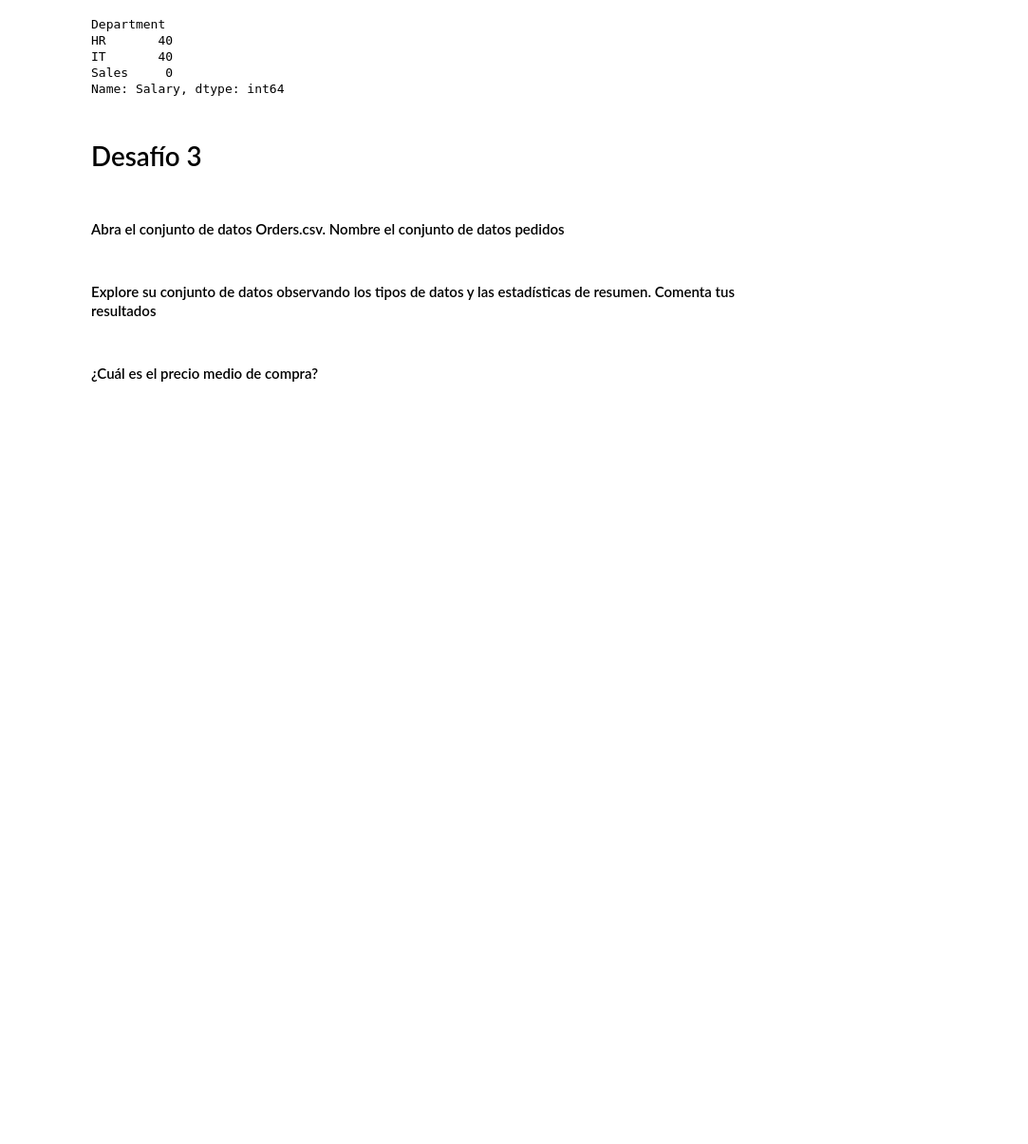
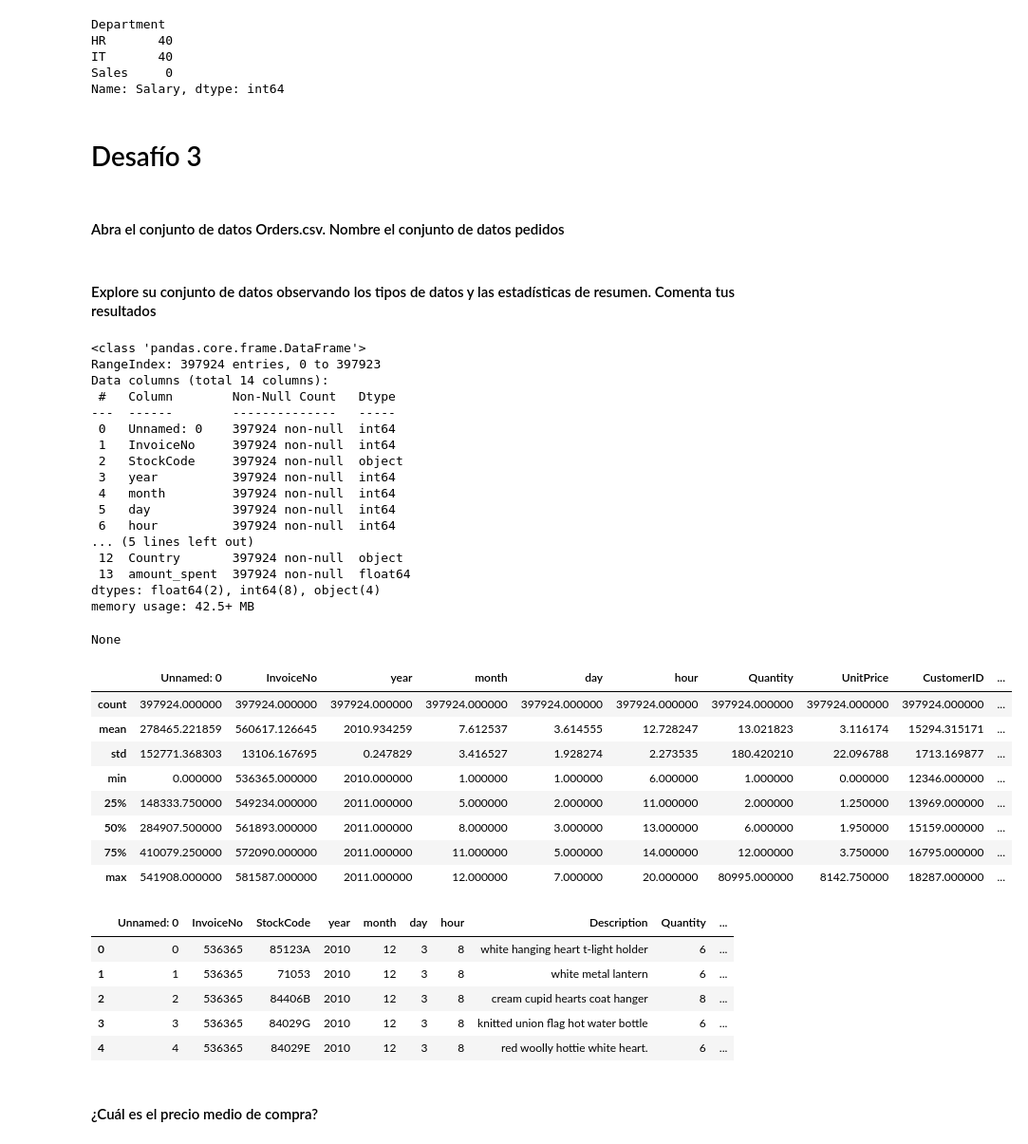
Before and after one commit to Rogetaysa/RepoIronhack, a Jupyter notebook: Entregas/39 - Estadística/your-code/main.ipynb, the cells around one changed output. Shown at 95% size. Drawn from its saved outputs; the diff is of its cells as text; code cells hidden in the pictures; blank space fills up the shorter version.

```diff
--- a/Entregas/39 - Estadística/your-code/main.ipynb
+++ b/Entregas/39 - Estadística/your-code/main.ipynb
@@ -432,3 +434,45 @@ Name: Salary, dtype: int64
+# %%
+# your answer here
+display(pedidos.info())
+display(pedidos.describe())
+#display(pedidos.columns.tolist())
+# todo tipo de types, objetos son fechas de invoice, paises...
+# hay int y floats para fecha
+display(pedidos.head())
+# %% [output]
+<class 'pandas.core.frame.DataFrame'>
+RangeIndex: 397924 entries, 0 to 397923
+Data columns (total 14 columns):
+ #   Column        Non-Null Count   Dtype
+---  ------        --------------   -----
+ 0   Unnamed: 0    397924 non-null  int64
+ 1   InvoiceNo     397924 non-null  int64
+ 2   StockCode     397924 non-null  object
+ 3   year          397924 non-null  int64
+ 4   month         397924 non-null  int64
+ 5   day           397924 non-null  int64
+ 6   hour          397924 non-null  int64
+... (5 lines left out)
+ 12  Country       397924 non-null  object
+ 13  amount_spent  397924 non-null  float64
+dtypes: float64(2), int64(8), object(4)
+memory usage: 42.5+ MB
+None
+|  | Unnamed: 0 | InvoiceNo | year | month | day | hour | Quantity | UnitPrice | CustomerID | ... |
+| count | 397924.000000 | 397924.000000 | 397924.000000 | 397924.000000 | 397924.000000 | 397924.000000 | 397924.000000 | 397924.000000 | 397924.000000 | ... |
+| mean | 278465.221859 | 560617.126645 | 2010.934259 | 7.612537 | 3.614555 | 12.728247 | 13.021823 | 3.116174 | 15294.315171 | ... |
+| std | 152771.368303 | 13106.167695 | 0.247829 | 3.416527 | 1.928274 | 2.273535 | 180.420210 | 22.096788 | 1713.169877 | ... |
+| min | 0.000000 | 536365.000000 | 2010.000000 | 1.000000 | 1.000000 | 6.000000 | 1.000000 | 0.000000 | 12346.000000 | ... |
+| 25% | 148333.750000 | 549234.000000 | 2011.000000 | 5.000000 | 2.000000 | 11.000000 | 2.000000 | 1.250000 | 13969.000000 | ... |
+| 50% | 284907.500000 | 561893.000000 | 2011.000000 | 8.000000 | 3.000000 | 13.000000 | 6.000000 | 1.950000 | 15159.000000 | ... |
+| 75% | 410079.250000 | 572090.000000 | 2011.000000 | 11.000000 | 5.000000 | 14.000000 | 12.000000 | 3.750000 | 16795.000000 | ... |
+| max | 541908.000000 | 581587.000000 | 2011.000000 | 12.000000 | 7.000000 | 20.000000 | 80995.000000 | 8142.750000 | 18287.000000 | ... |
+|  | Unnamed: 0 | InvoiceNo | StockCode | year | month | day | hour | Description | Quantity | ... |
+| 0 | 0 | 536365 | 85123A | 2010 | 12 | 3 | 8 | white hanging heart t-light holder | 6 | ... |
+| 1 | 1 | 536365 | 71053 | 2010 | 12 | 3 | 8 | white metal lantern | 6 | ... |
+| 2 | 2 | 536365 | 84406B | 2010 | 12 | 3 | 8 | cream cupid hearts coat hanger | 8 | ... |
+| 3 | 3 | 536365 | 84029G | 2010 | 12 | 3 | 8 | knitted union flag hot water bottle | 6 | ... |
+| 4 | 4 | 536365 | 84029E | 2010 | 12 | 3 | 8 | red woolly hottie white heart. | 6 | ... |
 # %%
 # your answer here
 # %% [markdown]
```
Also changed, not shown: parts of 30 cells of this notebook, 6 other files.
